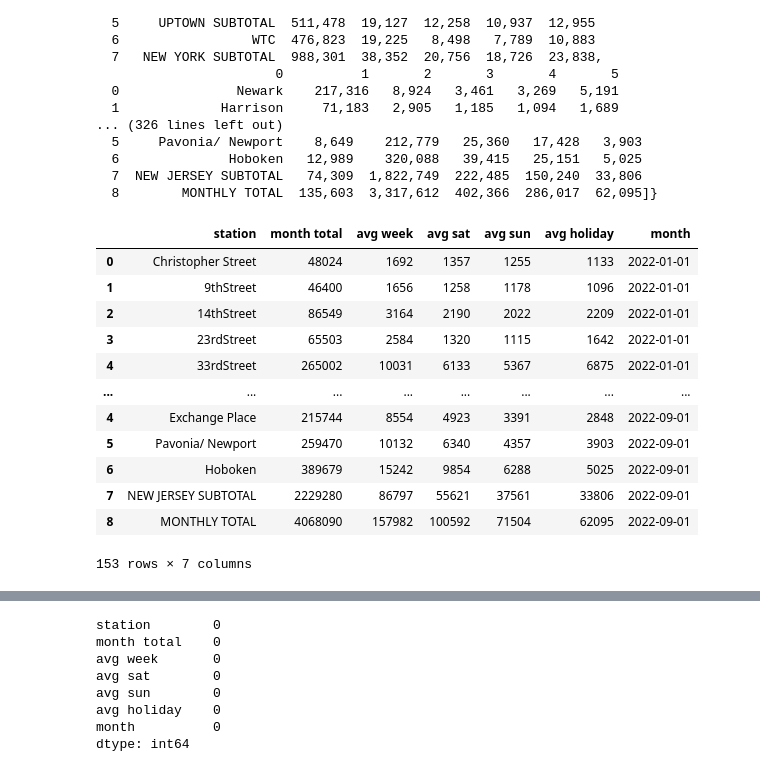
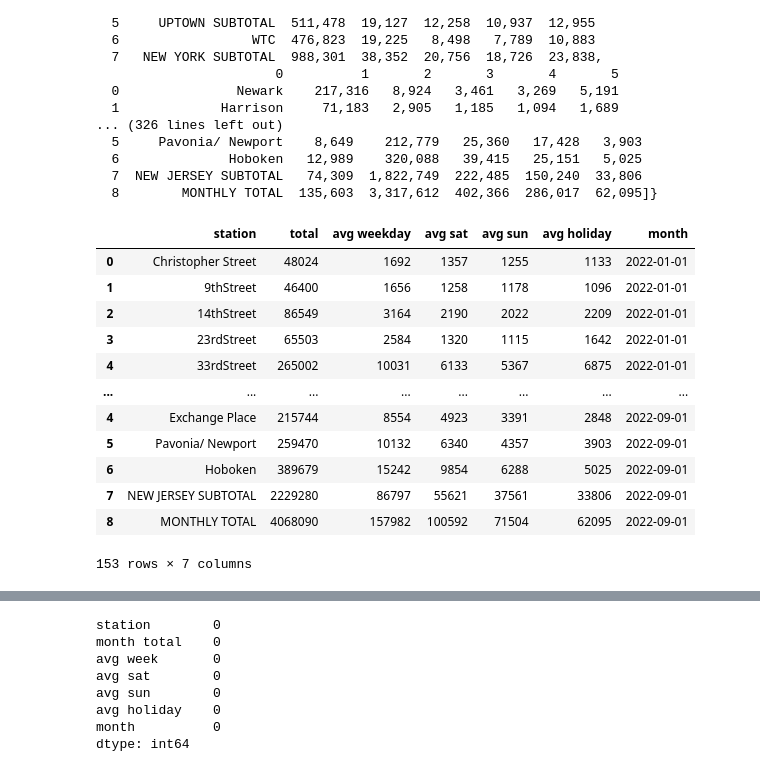
Before and after one commit to hudcostreets/hudson-transit, a Jupyter notebook: monthly.ipynb, the cells around one changed output, grey strips where cells are left out. Drawn from its saved outputs; the diff is of its cells as text; code cells hidden in the pictures.

```diff
--- a/monthly.ipynb
+++ b/monthly.ipynb
@@ -111,22 +111,23 @@ pages
   6              Hoboken   12,989    320,088   39,415   25,151   5,025
   7  NEW JERSEY SUBTOTAL   74,309  1,822,749  222,485  150,240  33,806
   8        MONTHLY TOTAL  135,603  3,317,612  402,366  286,017  62,095]}
+# %%
+cols1 = [ 'station', 'total', 'avg weekday', 'avg sat', 'avg sun', 'avg holiday' ]
+cols2 = [ 'station', 'avg daily', 'total weekday', 'total sat', 'total sun', 'total holiday' ]
 # %%
-cols1 = [ 'station', 'month total', 'avg week', 'avg sat', 'avg sun', 'avg holiday' ]
-cols2 = [ 'station', 'avg daily total', 'total week', 'total sat', 'total sun', 'total holiday' ]
 avgs = pd.concat([
     df.assign(date=to_dt(f'2022-{page}'))
     for page, dfs in pages.items()
     for df in dfs[:2]
 ])
 avgs.columns = cols1 + ['month']
 avgs = avgs.assign(**{
     k: avgs[k].astype(str).str.replace(',', '').astype(int)
     for k in cols1[1:]
 })
 avgs
 # %% [output]
-|  | station | month total | avg week | avg sat | avg sun | avg holiday | month |
+|  | station | total | avg weekday | avg sat | avg sun | avg holiday | month |
 | 0 | Christopher Street | 48024 | 1692 | 1357 | 1255 | 1133 | 2022-01-01 |
 | 1 | 9thStreet | 46400 | 1656 | 1258 | 1178 | 1096 | 2022-01-01 |
 | 2 | 14thStreet | 86549 | 3164 | 2190 | 2022 | 2209 | 2022-01-01 |
```
Also changed, not shown: parts of 22 cells of this notebook, 2 other files.
